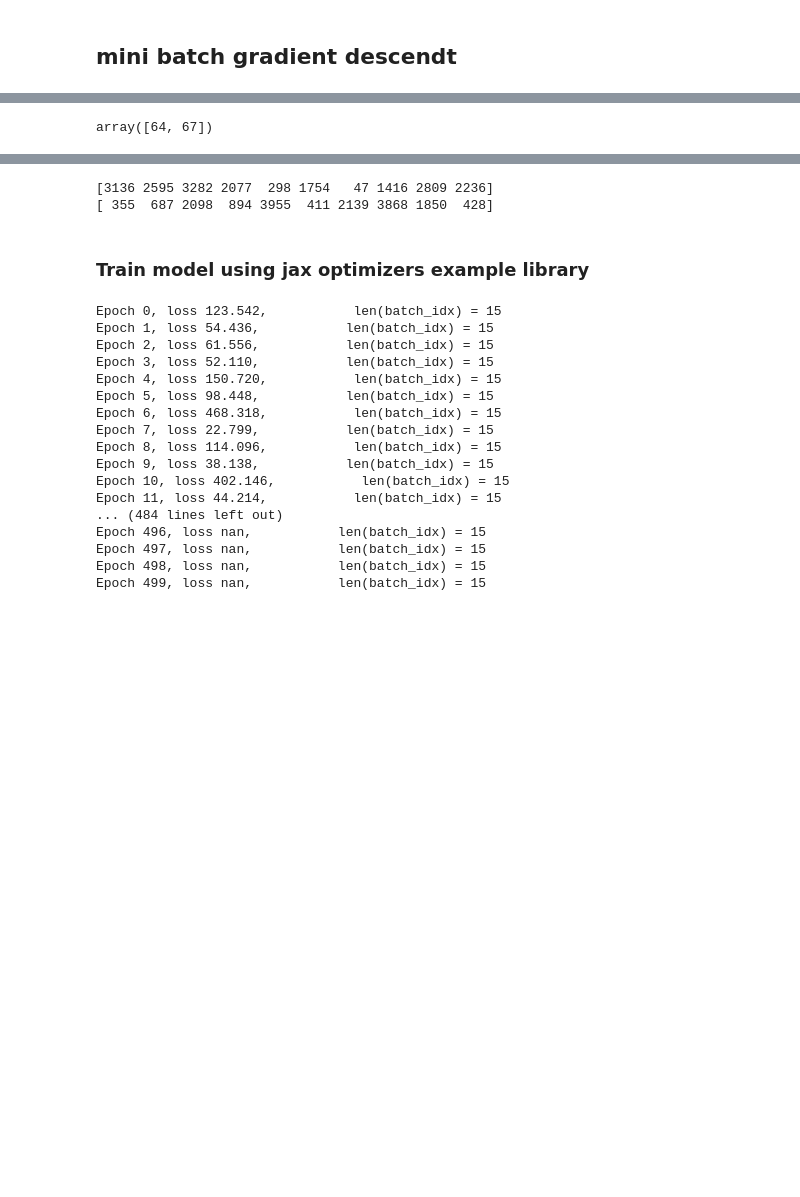
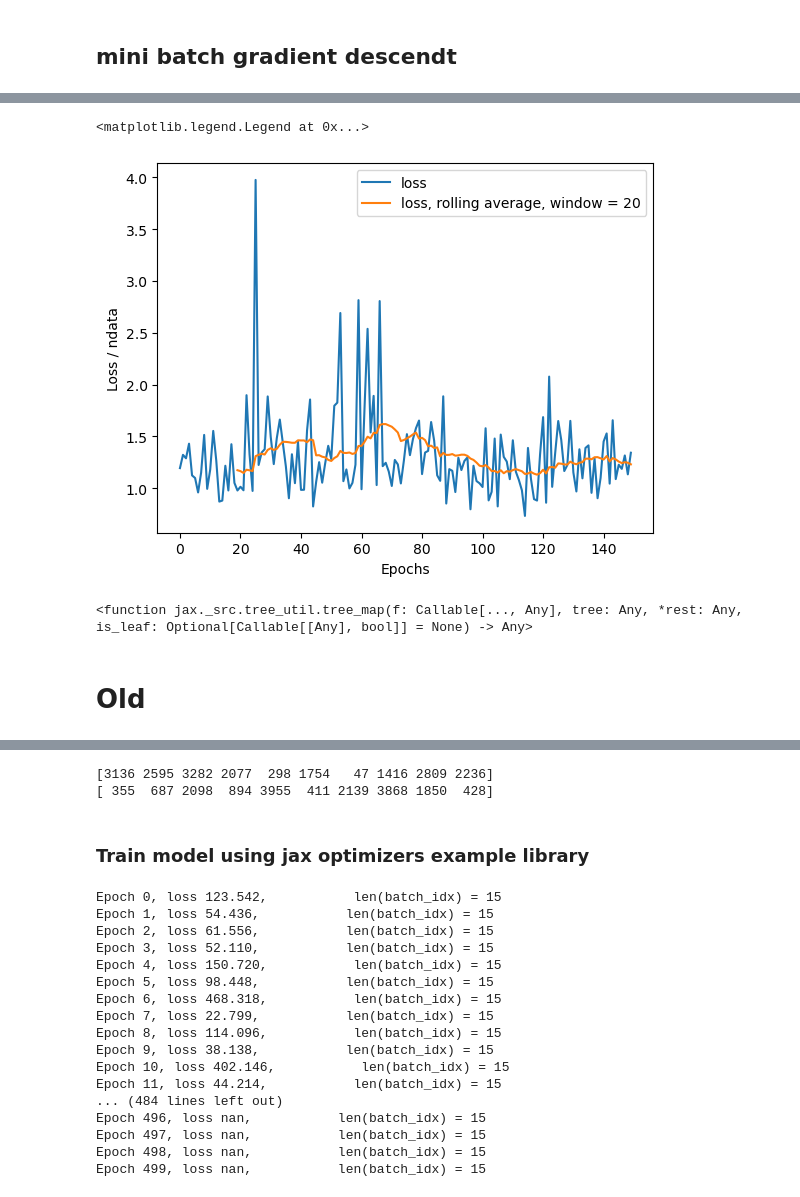
Before and after one commit to HEP-PBSP/colibri, a Jupyter notebook: super_net/examples/example_notebooks/imagepdf_wmin_full_covmat_mini_batch.ipynb, the cells around one changed output, grey strips where cells are left out. Drawn from its saved outputs; the diff is of its cells as text; code cells hidden in the pictures; blank space fills up the shorter version.

```diff
--- a/super_net/examples/example_notebooks/imagepdf_wmin_full_covmat_mini_batch.ipynb
+++ b/super_net/examples/example_notebooks/imagepdf_wmin_full_covmat_mini_batch.ipynb
@@ -405,0 +569,22 @@ jax.tree_util.
+# %%
+opt_counter = itertools.count()
+opt_state = opt_init(weight_base)
+loss = []
+batches = filtered_data.data_stream(size=6)
+
+for epoch in range(num_epochs):
+    # get data batch from generator
+    data_batch = next(batches)
+
+#     Convert the data batch to a JAX-compatible format
+#     data_batch = jax.tree_util.tree_map(jax.device_put, data_batch)
+
+
+    cd_list = data_batch.load_commondata_instance()
+    ndata = sum([cd.ndata for cd in cd_list])
+
+    print(f"Epoch {epoch}, loss {loss_data(get_params(opt_state),data_batch) / ndata :.3f}, \
+      datasets = {[ds.name for ds in data_batch.datasets]}, ndata = {ndata}")
+    loss.append(loss_data(get_params(opt_state),data_batch) / ndata)
+
+    opt_state = update(next(opt_counter), opt_state, data_batch)
@@ -406,3 +609,28 @@ jax.tree_util.
+# %%
+import matplotlib.pyplot as plt
+import pandas as pd
+
+
+loss = np.array(loss)
+df = pd.DataFrame({"loss":loss})
+
+fig, ax = plt.subplots()
+
+ax.plot(loss, label = "loss")
+wind_size = 20
+ax.plot(df.rolling(wind_size).mean().to_numpy(), label = f"loss, rolling average, window = {wind_size}")
+ax.set_xlabel("Epochs")
+ax.set_ylabel("Loss / ndata")
+ax.legend()
+# %% [output]
+<matplotlib.legend.Legend at 0x...>
+[figure, added]
+# %%
+jax.tree_util.
+# %% [output]
+<function jax._src.tree_util.tree_map(f: Callable[..., Any], tree: Any, *rest: Any, is_leaf: Optional[Callable[[Any], bool]] = None) -> Any>
+# %% [markdown]
+# Old
 # %%
 @jax.jit
 def loss_data_batch(weights,batch_idx):
@@ -444,4 +638,0 @@ batches = data_stream(size=2)
-# %%
-rng.randint(low=0,high=len(data.datasets)-1,size = 2)
-# %% [output]
-array([64, 67])
```
Also changed, not shown: parts of 32 cells of this notebook.
